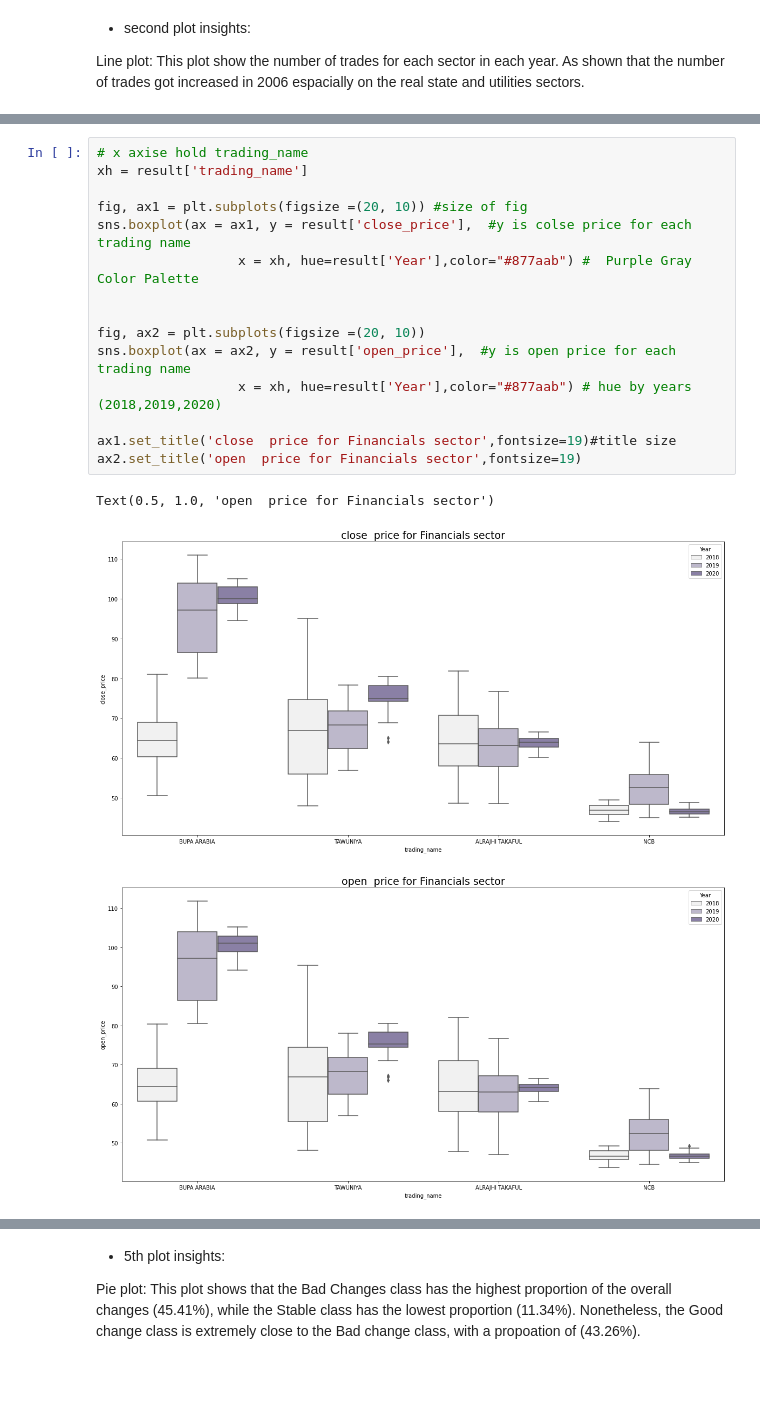
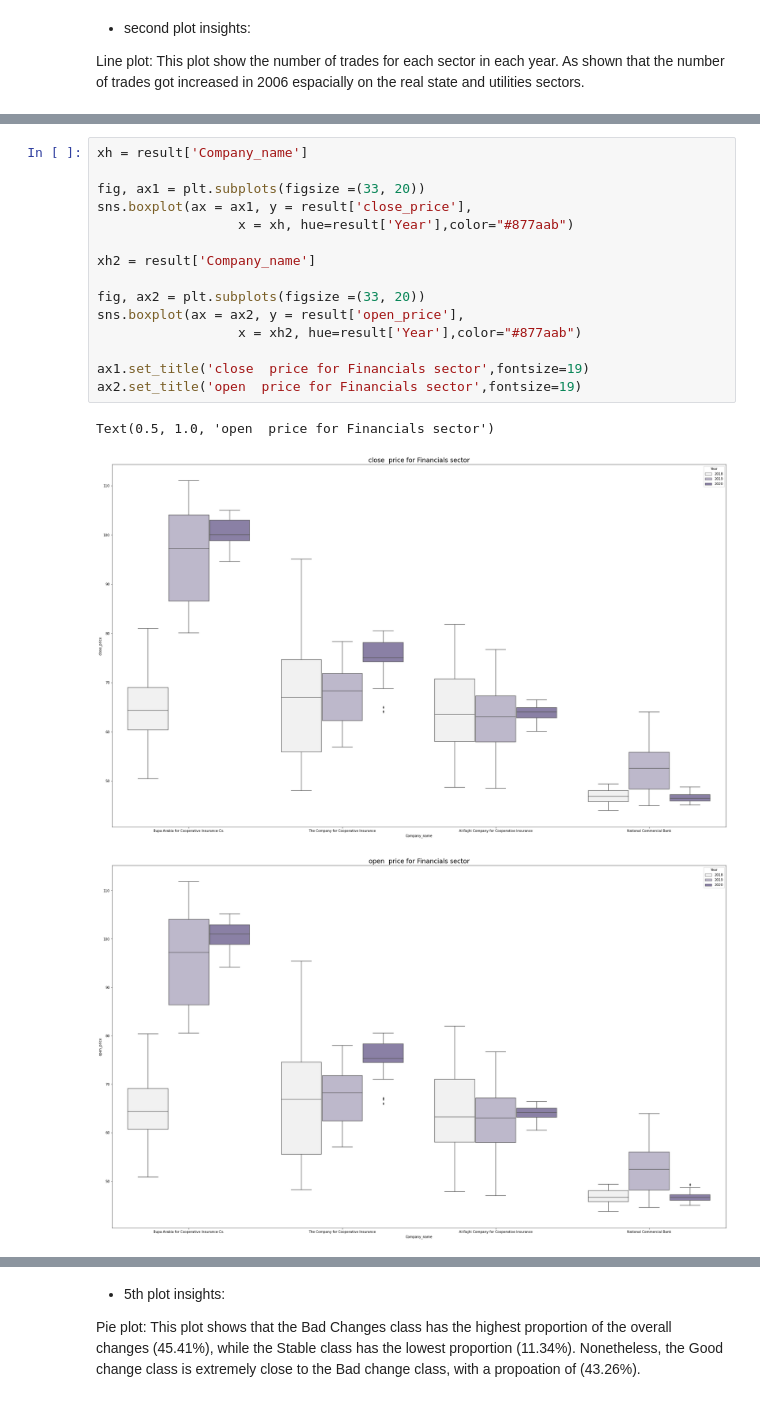
Before and after one commit to RashaAlharthi/Saudi_Stock-_Exchange_Tadawul, a Jupyter notebook: NoteBooks/Capston_project_EDA_DaQuest.ipynb, the cells around one changed output, grey strips where cells are left out. Saved outputs shown, nothing was run; the diff lists cells and outputs as text; blank space fills up the shorter version.

```diff
--- a/NoteBooks/Capston_project_EDA_DaQuest.ipynb
+++ b/NoteBooks/Capston_project_EDA_DaQuest.ipynb
@@ -96,21 +88,21 @@ result=tadawul_stuks.loc[(tadawul_stuks['sector']=='Financials') & (tadawul_stuk
 result=result.sort_values(by='high_price', ascending=False, na_position='first').head(2000)
 # %%
-# x axise hold trading_name
-xh = result['trading_name']
+xh = result['Company_name']
 
-fig, ax1 = plt.subplots(figsize =(20, 10)) #size of fig
-sns.boxplot(ax = ax1, y = result['close_price'],  #y is colse price for each trading name
-                  x = xh, hue=result['Year'],color="#877aab") #  Purple Gray Color Palette
+fig, ax1 = plt.subplots(figsize =(33, 20))
+sns.boxplot(ax = ax1, y = result['close_price'],
+                  x = xh, hue=result['Year'],color="#877aab")
 
+xh2 = result['Company_name']
 
-fig, ax2 = plt.subplots(figsize =(20, 10))
-sns.boxplot(ax = ax2, y = result['open_price'],  #y is open price for each trading name
-                  x = xh, hue=result['Year'],color="#877aab") # hue by years (2018,2019,2020)
+fig, ax2 = plt.subplots(figsize =(33, 20))
+sns.boxplot(ax = ax2, y = result['open_price'],
+                  x = xh2, hue=result['Year'],color="#877aab")
 
-ax1.set_title('close  price for Financials sector',fontsize=19)#title size
+ax1.set_title('close  price for Financials sector',fontsize=19)
 ax2.set_title('open  price for Financials sector',fontsize=19)
 # %% [output]
 Text(0.5, 1.0, 'open  price for Financials sector')
-[figure, old version]
+[figure, new version]
-[figure, old version]
+[figure, new version]
 # %%
```
Also changed, not shown: parts of 18 cells of this notebook.
